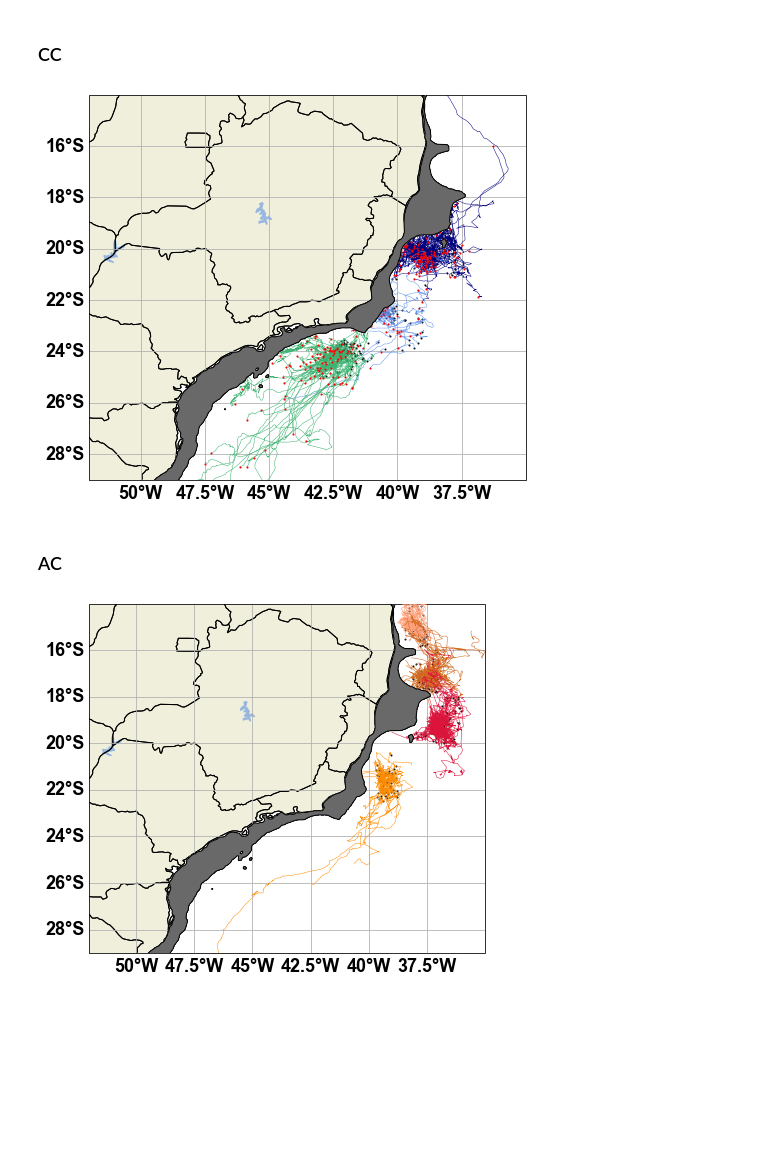
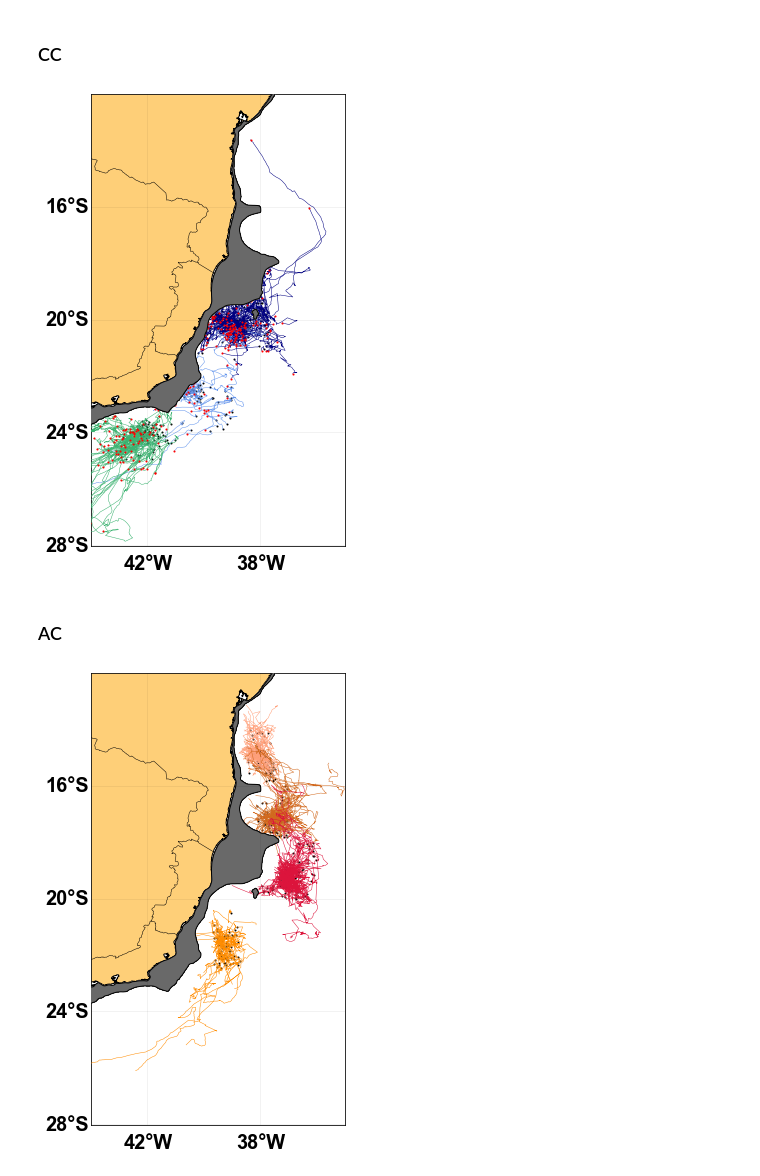
Before and after one commit to igoruchoa/BC_eddies, a Jupyter notebook: track_analysis_specific_current.ipynb, the cells around one changed output. Drawn from its saved outputs; the diff is of its cells as text; code cells hidden in the pictures; blank space fills up the shorter version.

```diff
--- a/track_analysis_specific_current.ipynb
+++ b/track_analysis_specific_current.ipynb
@@ -109,7 +77,7 @@ ltmn=-29;ltmx=-14;lnmn=-52;lnmx=-35.
 
 topo=Dataset('/Users/iufarias/Documents/META3.1exp/bat/etopo1_bedrock.nc')
 xb=topo['lon'][:];yb=topo['lat'][:];zb=topo['Band1'][:];
-zb=smoo(zb,20)
+zb=util.smoo(zb,20)
 xxb,yyb=np.meshgrid(xb,yb);
 # %% [markdown]
 ### Bathymetric Path
@@ -515,7 +483,7 @@ for itt in range(len(edatabase)):
 
     p=plt.figure(figsize=(13.59,  4.81 ))
 
-    cbp=plt.boxplot(Xbox,widths=0.5,patch_artist=True)
+    cbp=plt.boxplot(Xbox.T,widths=0.5,patch_artist=True)
 
     for box in cbp['boxes']:
         box.set(color='dimgray',linewidth=2)
@@ -569,7 +537,7 @@ for itt in range(len(edatabase)):
 
     p=plt.figure(figsize=(13.59,  4.81 ))
 
-    cbp=plt.boxplot(XSazBox,widths=0.5,patch_artist=True)
+    cbp=plt.boxplot(XSazBox.T,widths=0.5,patch_artist=True)
 
     for box in cbp['boxes']:
         box.set(color='dimgray',linewidth=2)
@@ -755,7 +742,7 @@ KeyboardInterrupt:
 ltmn1=-28;ltmx1=-12;lnmn1=-46;lnmx1=-35.
 
 # lnmn=-43;lnmx=-36;ltmn=-25;ltmx=-18;
-fig1(sizeh=6.6,sizev=7.23,lnmn=lnmn1,lnmx=lnmx1,ltmn=ltmn1,ltmx=ltmx1)
+figplot(sizeh=6.6,sizev=7.23,lnmn=lnmn1,lnmx=lnmx1,ltmn=ltmn1,ltmx=ltmx1)
 
 for itt in range(len(edatabase)):
     ltmn,ltmx,lnmn,lnmx,nnc,pole,colorx,streddy=edatabase[itt]
@@ -822,40 +809,40 @@ for itt in range(len(edatabase)):
         tlon=np.where(tlon>180,tlon-360,tlon)
 
 
         tlon=tlon[condx][condx1][condx2][condx3]
         tlat=tlat[condx][condx1][condx2][condx3]
         Tobs=tobs[condx][condx1][condx2][condx3]
 
 
 
         for ixs in uni:
             # xrr=np.mean(nnc['effective_radius'][:].data[ntrack==vic])/1e3
             # xpp=np.mean(nnc['amplitude'][:].data[ntrack==vic])*100
 
             # if (xrr>=40) & (xpp>=vamp):
 
             # ncc=len(tracked[vic]['centers'])
             # cp=tracked[vic]['polarity']
 
             plt.plot(tlon[ntrack==ixs][0],tlat[ntrack==ixs][0],color='k',marker='o',ms=1,zorder=20)
             plt.plot(tlon[ntrack==ixs],tlat[ntrack==ixs],color=colorx,linewidth=0.5,zorder=21)
             plt.plot(tlon[ntrack==ixs][-1],tlat[ntrack==ixs][-1],color='red',marker='X',ms=1,zorder=22)
 
             # plt.plot(*tracked[vic]['centers'][-1],color='k',marker='x',ms=3)
 
 plt.contourf(xxb,yyb,zb,colors='dimgray',alpha=1,levels=[-100,0],latlon=True,zorder=25)
 plt.contour(xxb,yyb,-zb,colors='k',alpha=1,levels=[0,100],linewidths=1,latlon=True,zorder=26)
 plt.tight_layout()
 # plt.savefig('/home/igor/Dropbox/META_eddydetection_images/Trajectories_cyclones.png')
 # plt.close();
 # %% [output]
-[figure, old version]
+[figure, new version]
 # %% [markdown]
 ### AC
 # %%
 ltmn1=-28;ltmx1=-12;lnmn1=-46;lnmx1=-35.
 # lnmn=-43;lnmx=-36;ltmn=-25;ltmx=-18;
-fig1(sizeh=6.6,sizev=7.23,lnmn=lnmn1,lnmx=lnmx1,ltmn=ltmn1,ltmx=ltmx1)
+figplot(sizeh=6.6,sizev=7.23,lnmn=lnmn1,lnmx=lnmx1,ltmn=ltmn1,ltmx=ltmx1)
 
 
 for itt in range(len(edatabase)):
@@ -961,4 +948,4 @@ plt.tight_layout()
 # plt.savefig('/home/igor/Dropbox/META_eddydetection_images/Trajectories_anticyclones.png')
 # plt.close();
 # %% [output]
-[figure, old version]
+[figure, new version]
```
Also changed, not shown: parts of 4 cells of this notebook, 2 other files.
